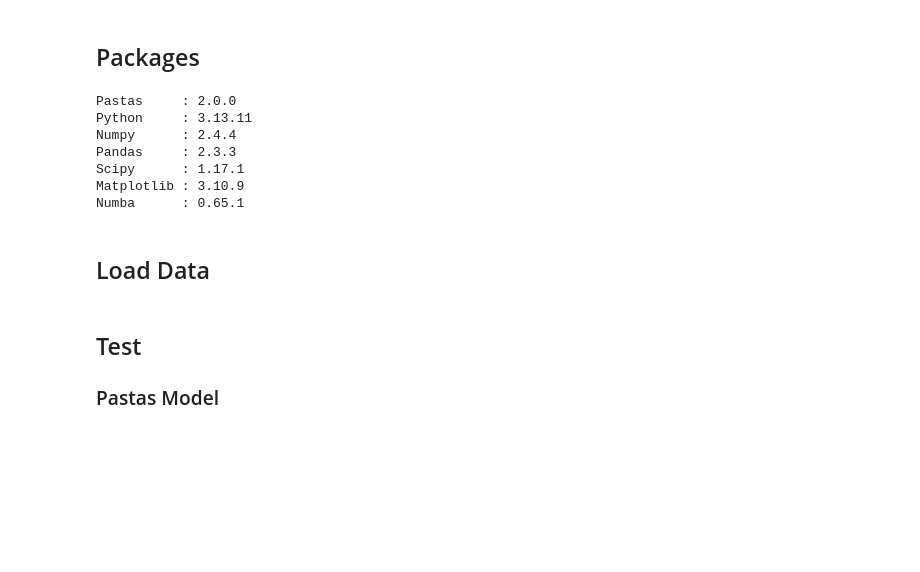
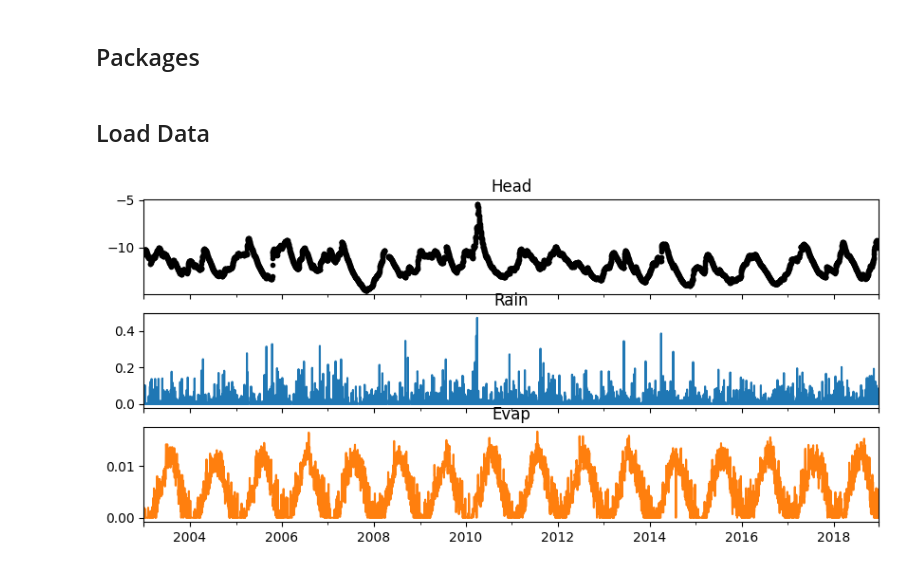
Before and after one commit to pastas/pastas-plugins, a Jupyter notebook: docs/examples/modflow_linear.ipynb, the cells around one changed output. Cells and saved outputs as stored; diff of their text form; code cells hidden in the pictures; blank space fills up the shorter version.

```diff
--- a/docs/examples/modflow_linear.ipynb
+++ b/docs/examples/modflow_linear.ipynb
@@ -16,17 +22,0 @@ ps.show_versions()
-# %%
-bindir = Path("bin")
-if not (bindir / "mf6").exists():
-    bindir.mkdir(parents=True, exist_ok=True)
-    flopy.utils.get_modflow(bindir, repo="modflow6")
-
-ps.set_use_cache(True)
-
-ppmf.set_log_level("ERROR")
-# %% [output]
-Pastas     : 2.0.0
-Python     : 3.13.11
-Numpy      : 2.4.4
-Pandas     : 2.3.3
-Scipy      : 1.17.1
-Matplotlib : 3.10.9
-Numba      : 0.65.1
@@ -35,13 +29,13 @@ Numba      : 0.65.1
 # %%
 ds = {
     "rain": pd.read_csv("rain.csv", index_col=0, parse_dates=True),
     "head": pd.read_csv("head.csv", index_col=0, parse_dates=True),
     "evap": pd.read_csv("evap.csv", index_col=0, parse_dates=True),
 }
 head = ds["head"].squeeze().dropna()
 prec = ds["rain"].squeeze().dropna().resample("D").asfreq().fillna(0.0)
 evap = ds["evap"].squeeze().dropna()
+
+ps.plots.series(head, [prec, evap], hist=False);
+# %% [output]
+[figure, added]
-# %% [markdown]
-## Test
-
-### Pastas Model
```
Also changed, not shown: parts of 30 cells of this notebook, 3 other files.
